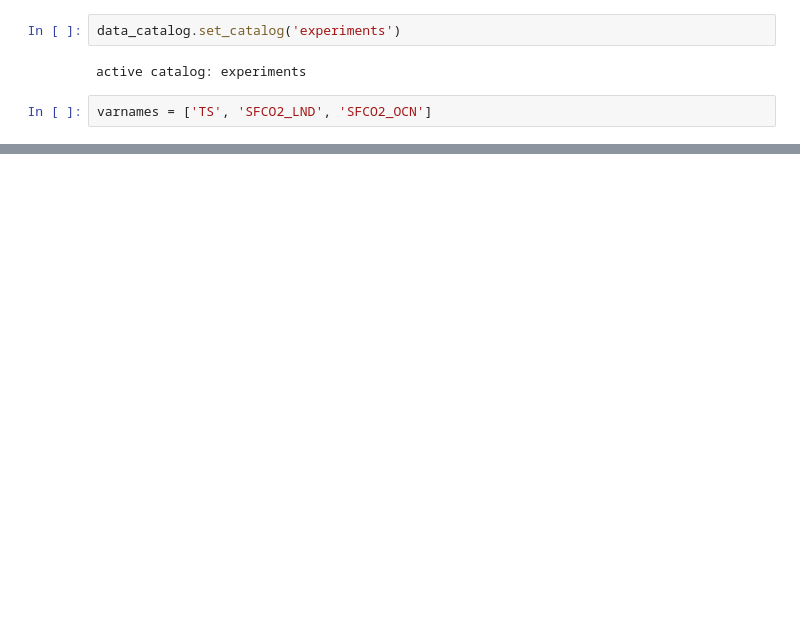
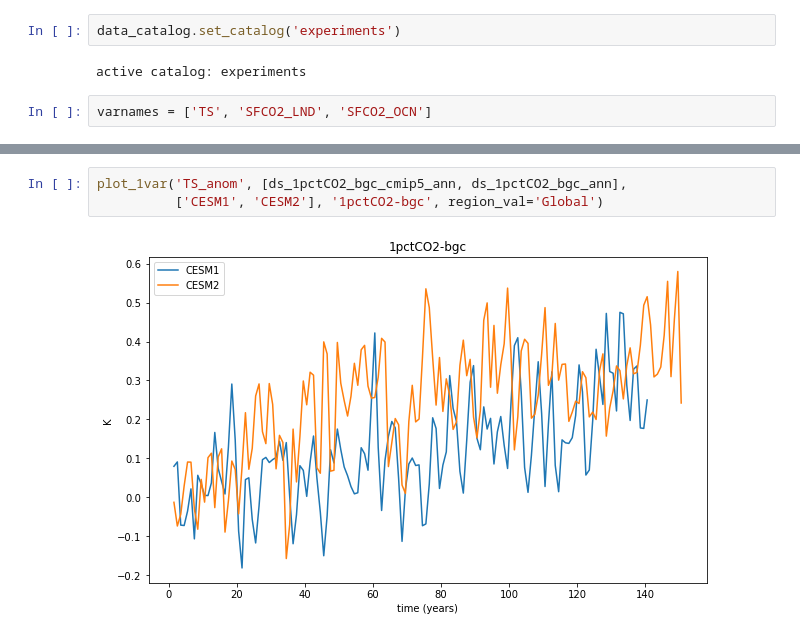
Before and after one commit to klindsay28/CESM2_coup_carb_cycle_JAMES, a Jupyter notebook: 1pctCO2.ipynb, the cells around one changed output, grey strips where cells are left out. Saved outputs shown, nothing was run; the diff lists cells and outputs as text; blank space fills up the shorter version.

```diff
--- a/1pctCO2.ipynb
+++ b/1pctCO2.ipynb
@@ -130,0 +66,5 @@ tseries_mod.tseries_plot_1var(varname, [ds_1pctCO2_rad_cmip5_ann, ds_1pctCO2_rad
+# %%
+plot_1var('TS_anom', [ds_1pctCO2_bgc_cmip5_ann, ds_1pctCO2_bgc_ann],
+          ['CESM1', 'CESM2'], '1pctCO2-bgc', region_val='Global')
+# %% [output]
+[figure, added]
```
Also changed, not shown: parts of 38 cells of this notebook, 18 other files.
